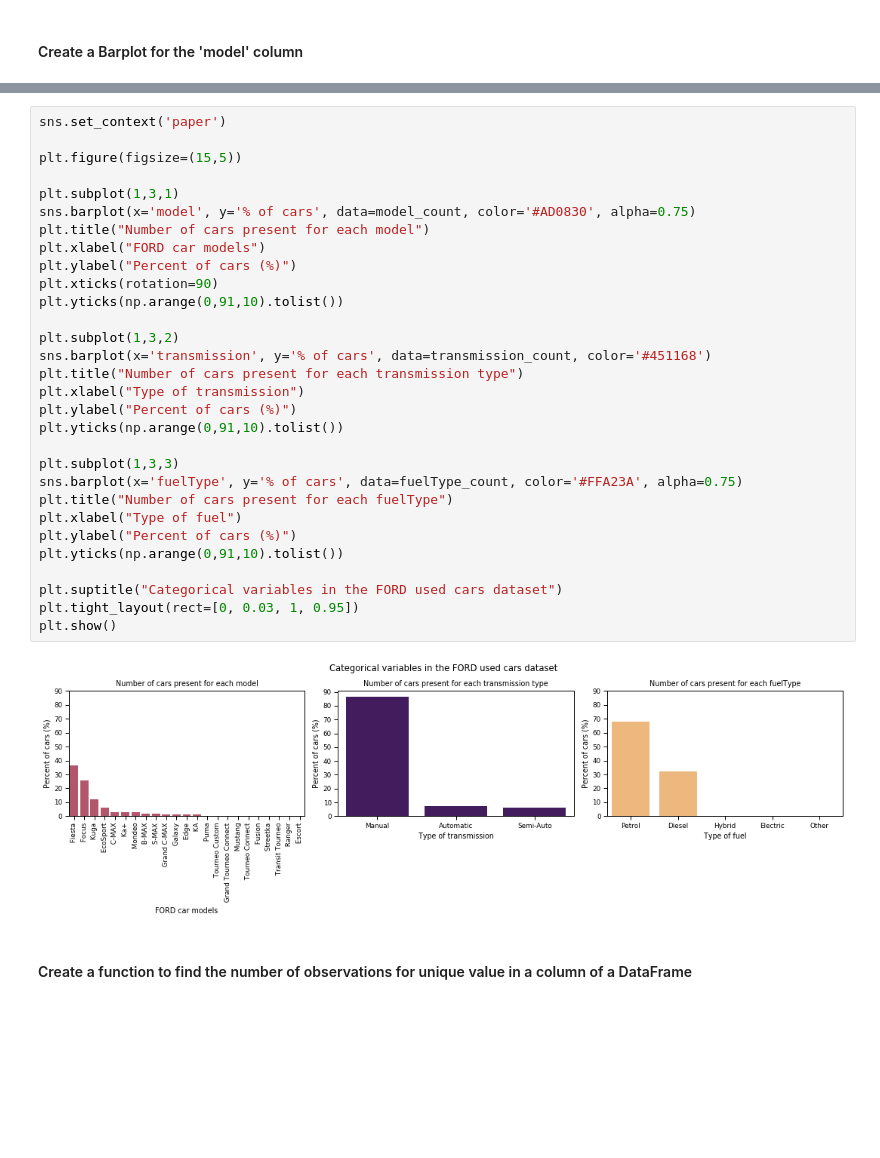
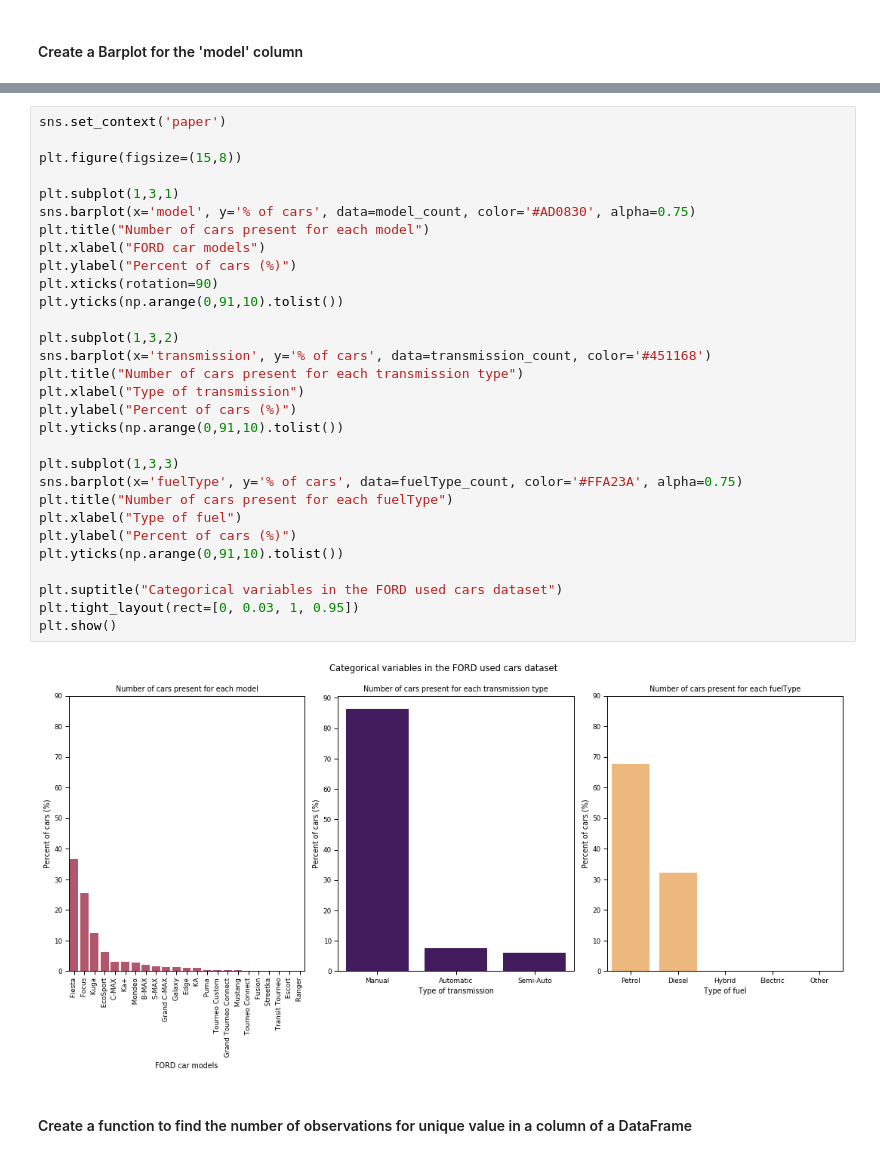
Before and after one commit to mdsaifulislam165/ford_used_car_analysis, a Jupyter notebook: ford_used_car_EDA.ipynb, the cells around one changed output, grey strips where cells are left out. Saved outputs shown, nothing was run; the diff lists cells and outputs as text; blank space fills up the shorter version.

```diff
--- a/ford_used_car_EDA.ipynb
+++ b/ford_used_car_EDA.ipynb
@@ -274,35 +274,35 @@ plt.show()
 # %%
 sns.set_context('paper')
 
-plt.figure(figsize=(15,5))
+plt.figure(figsize=(15,8))
 
 plt.subplot(1,3,1)
 sns.barplot(x='model', y='% of cars', data=model_count, color='#AD0830', alpha=0.75)
 plt.title("Number of cars present for each model")
 plt.xlabel("FORD car models")
 plt.ylabel("Percent of cars (%)")
 plt.xticks(rotation=90)
 plt.yticks(np.arange(0,91,10).tolist())
 
 plt.subplot(1,3,2)
 sns.barplot(x='transmission', y='% of cars', data=transmission_count, color='#451168')
 plt.title("Number of cars present for each transmission type")
 plt.xlabel("Type of transmission")
 plt.ylabel("Percent of cars (%)")
 plt.yticks(np.arange(0,91,10).tolist())
 
 plt.subplot(1,3,3)
 sns.barplot(x='fuelType', y='% of cars', data=fuelType_count, color='#FFA23A', alpha=0.75)
 plt.title("Number of cars present for each fuelType")
 plt.xlabel("Type of fuel")
 plt.ylabel("Percent of cars (%)")
 plt.yticks(np.arange(0,91,10).tolist())
 
 plt.suptitle("Categorical variables in the FORD used cars dataset")
 plt.tight_layout(rect=[0, 0.03, 1, 0.95])
 plt.show()
 # %% [output]
-[figure, old version]
+[figure, new version]
 # %% [markdown]
 #### Create a function to find the number of observations for unique value in a column of a DataFrame
 # %%
```
Also changed, not shown: parts of 28 cells of this notebook.
